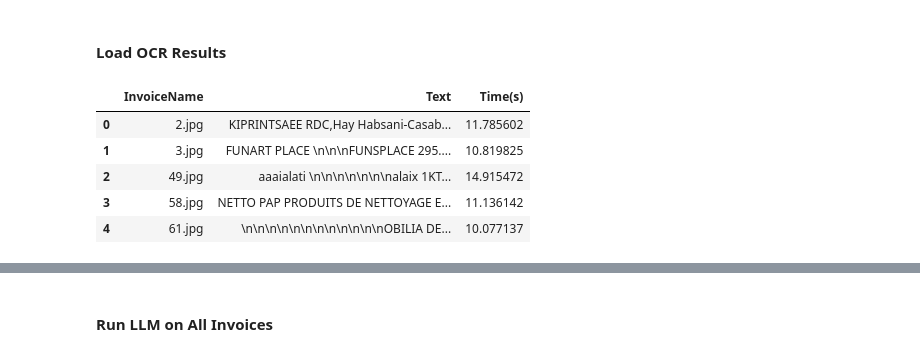
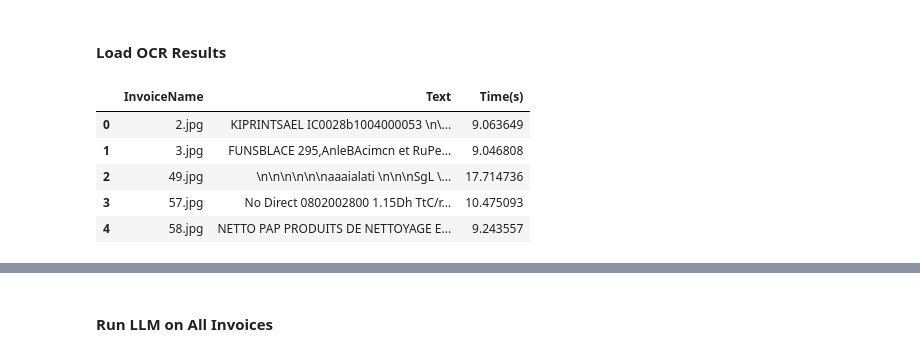
Before and after one commit to MasrourTawfik/Textra_Insights, a Jupyter notebook: Notebooks/Benchmarking.ipynb, the cells around one changed output, grey strips where cells are left out. Saved outputs shown, nothing was run; the diff lists cells and outputs as text; code cells hidden in the pictures.

```diff
--- a/Notebooks/Benchmarking.ipynb
+++ b/Notebooks/Benchmarking.ipynb
@@ -864,15 +1005,15 @@ def Run_LLM_ALL(OCR_dataframe,pipelineName):
 #### Load OCR Results
 # %%
 import pandas as pd
-df_docling = pd.read_csv(project_path+ 'CSVs/Docling_Results.csv')
+df_docling = pd.read_csv('CSVs/Docling_Results.csv')
 df_docling.head()
 # %% [output]
 |  | InvoiceName | Text | Time(s) |
-| 0 | 2.jpg | KIPRINTSAEE RDC,Hay Habsani-Casab... | 11.785602 |
-| 1 | 3.jpg | FUNART PLACE \n\n\nFUNSPLACE 295.... | 10.819825 |
-| 2 | 49.jpg | aaaialati \n\n\n\n\n\n\nalaix 1KT... | 14.915472 |
-| 3 | 58.jpg | NETTO PAP PRODUITS DE NETTOYAGE E... | 11.136142 |
-| 4 | 61.jpg | \n\n\n\n\n\n\n\n\n\n\n\nOBILIA DE... | 10.077137 |
+| 0 | 2.jpg | KIPRINTSAEL IC0028b1004000053 \n\... | 9.063649 |
+| 1 | 3.jpg | FUNSBLACE 295,AnleBAcimcn et RuPe... | 9.046808 |
+| 2 | 49.jpg | \n\n\n\n\n\naaaialati \n\n\nSgL \... | 17.714736 |
+| 3 | 57.jpg | No Direct 0802002800 1.15Dh TtC/r... | 10.475093 |
+| 4 | 58.jpg | NETTO PAP PRODUITS DE NETTOYAGE E... | 9.243557 |
 # %%
 index = 0
 Text_docling = df_docling['Text'].values[index]
```
Also changed, not shown: parts of 71 cells of this notebook.
